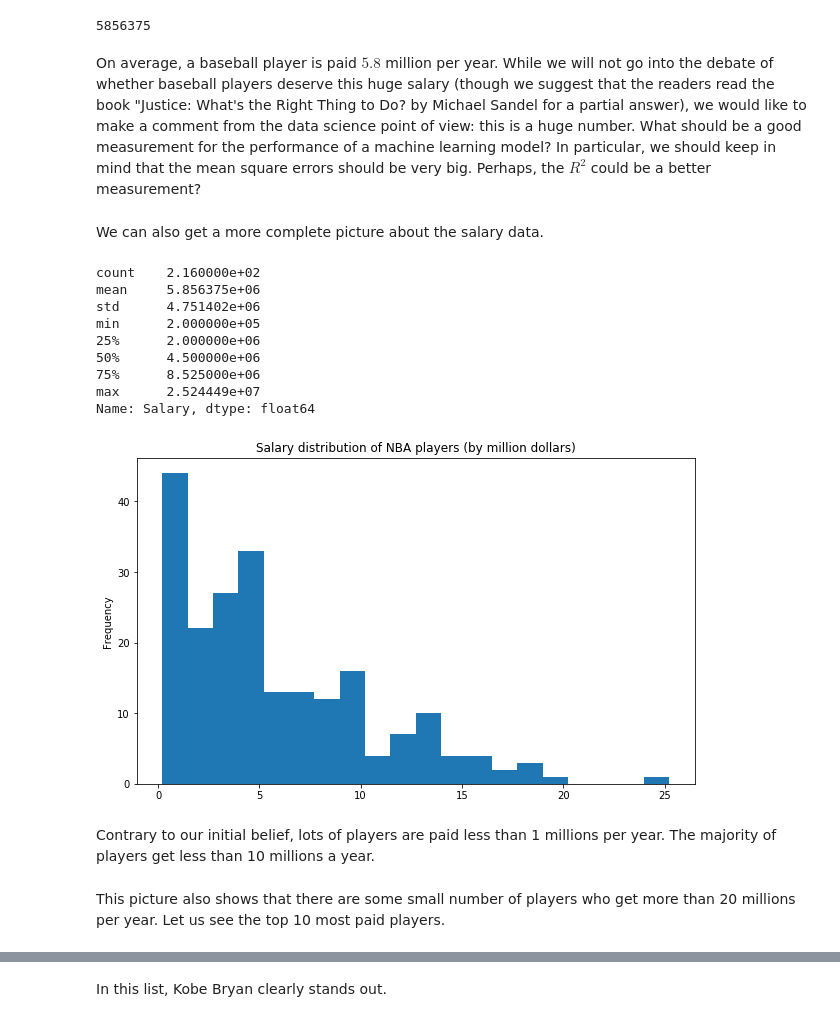
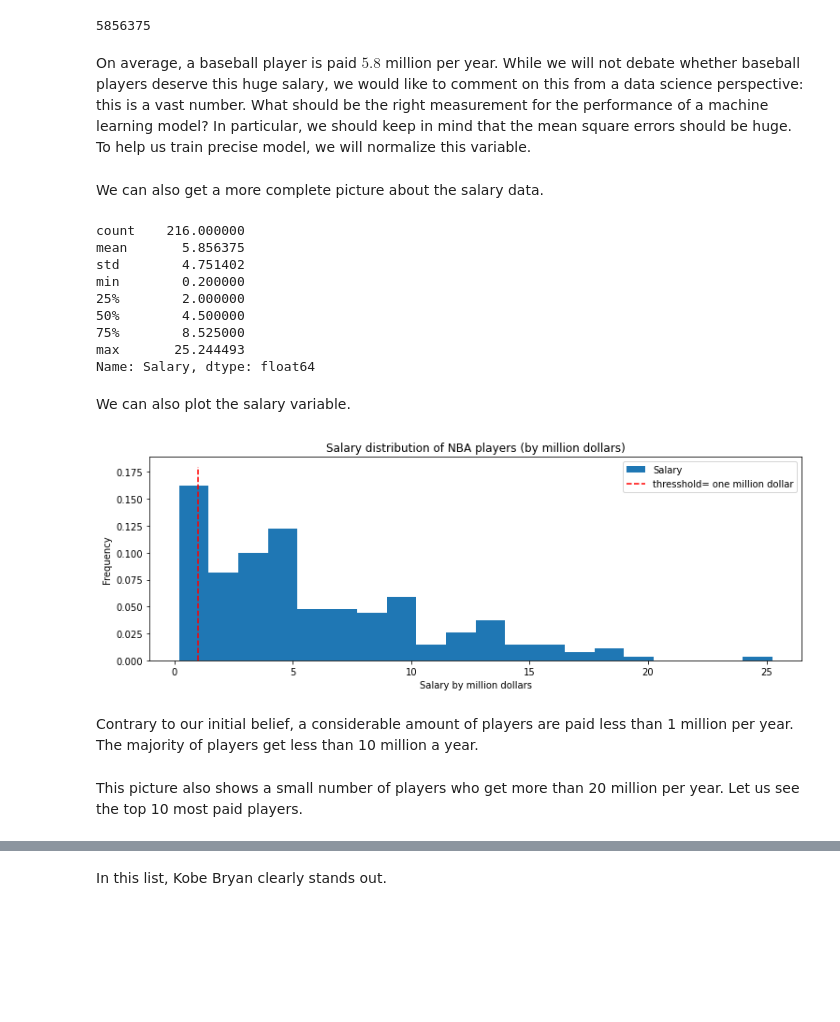
Before and after one commit to tungprime/NBA-player-salary, a Jupyter notebook: NBA salary prediction.ipynb, the cells around one changed output, grey strips where cells are left out. Cells and saved outputs as stored; diff of their text form; code cells hidden in the pictures; blank space fills up the shorter version.

```diff
--- a/NBA salary prediction.ipynb
+++ b/NBA salary prediction.ipynb
@@ -54,32 +84,40 @@ round(df['Salary'].mean())
 # %% [output]
 5856375
 # %% [markdown]
-On average, a baseball player is paid $5.8$ million per year. While we will not go into the debate of whether baseball players deserve this huge salary (though we suggest that the readers read the book "Justice: What's the Right Thing to Do? by Michael Sandel for a partial answer), we would like to make a comment from the data science point of view: this is a huge number. What should be a good measurement for the performance of a machine learning model? In particular, we should keep in mind that the mean square errors should be very big. Perhaps, the $R^2$ could be a better measurement?
+
+On average, a baseball player is paid $5.8$ million per year. While we will not debate whether baseball players deserve this huge salary, we would like to comment on this from a data science perspective: this is a vast number. What should be the right measurement for the performance of a machine learning model? In particular, we should keep in mind that the mean square errors should be huge. To help us train precise model, we will normalize this variable.
+# %%
+df['Salary']=df['Salary']/10**6
 # %% [markdown]
 We can also get a more complete picture about the salary data.
 # %%
 #statistical summary of the salary variable
 print(df['Salary'].describe())
 # %% [output]
-count    2.160000e+02
-mean     5.856375e+06
-std      4.751402e+06
-min      2.000000e+05
-25%      2.000000e+06
-50%      4.500000e+06
-75%      8.525000e+06
-max      2.524449e+07
+count    216.000000
+mean       5.856375
+std        4.751402
+min        0.200000
+25%        2.000000
+50%        4.500000
+75%        8.525000
+max       25.244493
 Name: Salary, dtype: float64
+# %% [markdown]
+We can also plot the salary variable.
 # %%
 #salary distribution
-plt.figure(figsize=(10,6))
-(df['Salary']/1000000).plot(kind='hist',bins =20)
+figsize(12.5, 4)
+(df['Salary']).plot(kind='hist',bins =20, density=True)
+plt.vlines(1, 0, 0.18, linestyle='--', color='red', label='thresshold= one million dollar')
+plt.xlabel('Salary by million dollars')
 plt.title('Salary distribution of NBA players (by million dollars)')
+plt.legend()
 plt.show()
 # %% [output]
-[figure, old version]
+[figure, new version]
 # %% [markdown]
-Contrary to our initial belief, lots of players are paid less than 1 millions per year. The majority of players get less than 10 millions a year.
+Contrary to our initial belief, a considerable amount of players are paid less than 1 million per year. The majority of players get less than 10 million a year.
 # %% [markdown]
-This picture also shows that there are some small number of players who get more than 20 millions per year. Let us see the top 10 most paid players.
+This picture also shows a small number of players who get more than 20 million per year. Let us see the top 10 most paid players.
 # %%
```
Also changed, not shown: parts of 93 cells of this notebook.
